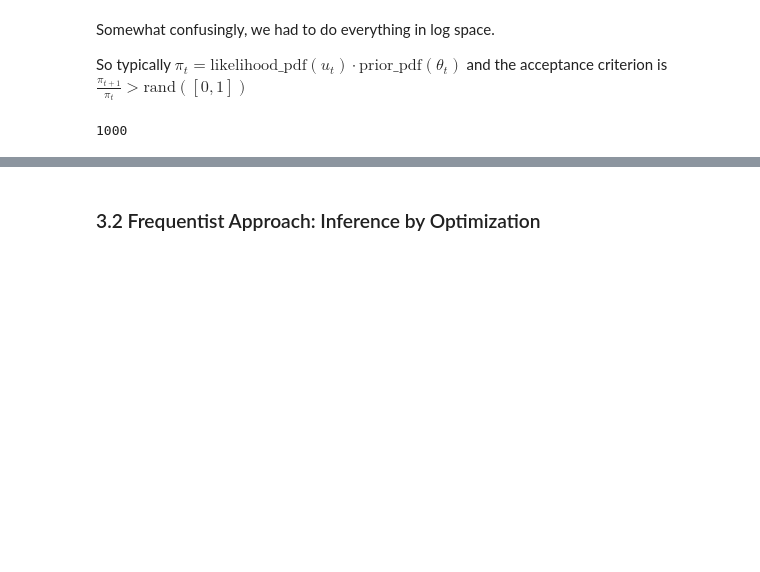
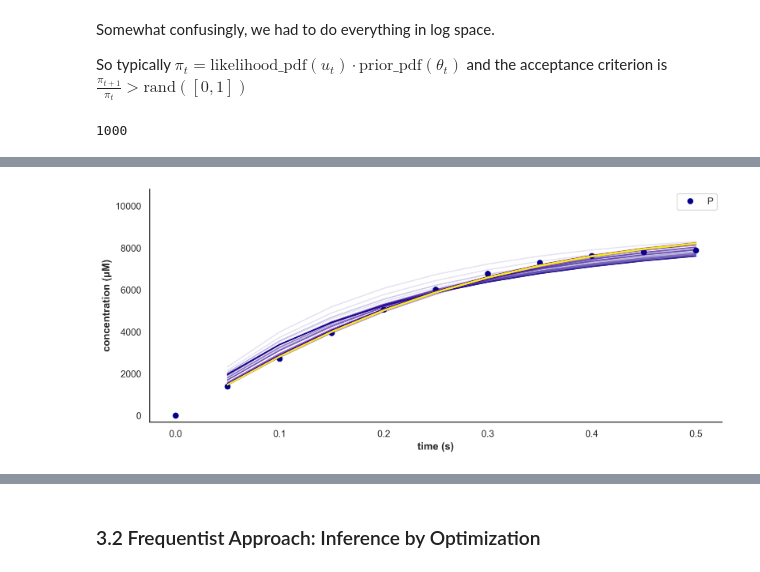
Before and after one commit to alexlenail/back_of_my_envelope, a Jupyter notebook: _notebooks/Enzyme-Kinetic-Parameter-Inference.ipynb, the cells around one changed output, grey strips where cells are left out. Saved outputs shown, nothing was run; the diff lists cells and outputs as text; code cells hidden in the pictures; blank space fills up the shorter version.

```diff
--- a/_notebooks/Enzyme-Kinetic-Parameter-Inference.ipynb
+++ b/_notebooks/Enzyme-Kinetic-Parameter-Inference.ipynb
@@ -815,0 +824,7 @@ Invalid limit will be ignored.
+# %%
+# samples.index = samples.index/len(samples)
+ax = observations.plot.line(marker='o', lw=0, color=c['P'], ylim=(-300, 10800), legend=True)
+samples.T.plot.line(colormap=plt.get_cmap('plasma'), alpha=0.1, ax=ax, legend=False)
+fig_style(ax)
+# %% [output]
+[figure, added]
```
Also changed, not shown: parts of 11 cells of this notebook.
